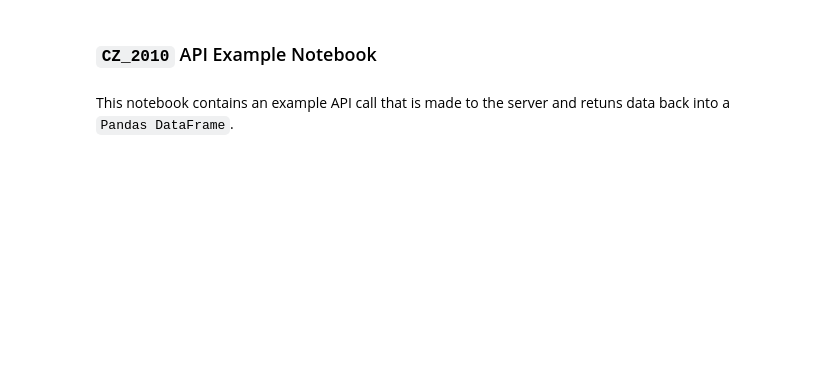
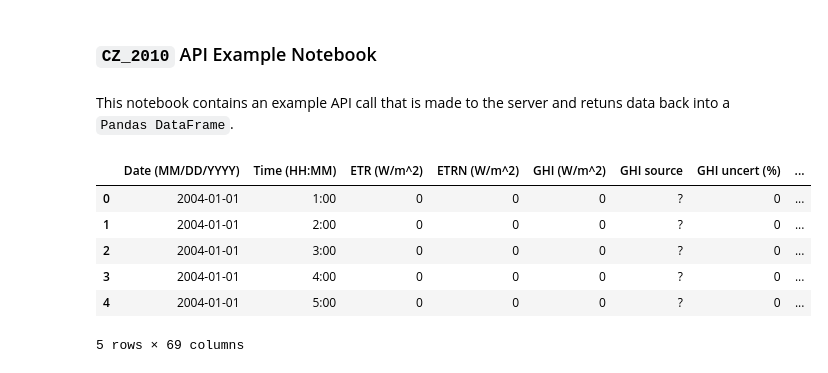
Before and after one commit to grantaguinaldo/cz_2010_api, a Jupyter notebook: cz_2010_api_example.ipynb, the cells around one changed output. Cells and saved outputs as stored; diff of their text form; code cells hidden in the pictures; blank space fills up the shorter version.

```diff
--- a/cz_2010_api_example.ipynb
+++ b/cz_2010_api_example.ipynb
@@ -8,3 +8,14 @@ This notebook contains an example API call that is made to the server and retuns
 import requests as r
 import pandas as pd
 import json
+# %%
+df_long_beach_complete = pd.read_csv('data_in/LONG-BEACH_722970_CZ2010.CSV', low_memory=False)
+df_long_beach_complete.head()
+# %% [output]
+|  | Date (MM/DD/YYYY) | Time (HH:MM) | ETR (W/m^2) | ETRN (W/m^2) | GHI (W/m^2) | GHI source | GHI uncert (%) | ... |
+| 0 | 2004-01-01 | 1:00 | 0 | 0 | 0 | ? | 0 | ... |
+| 1 | 2004-01-01 | 2:00 | 0 | 0 | 0 | ? | 0 | ... |
+| 2 | 2004-01-01 | 3:00 | 0 | 0 | 0 | ? | 0 | ... |
+| 3 | 2004-01-01 | 4:00 | 0 | 0 | 0 | ? | 0 | ... |
+| 4 | 2004-01-01 | 5:00 | 0 | 0 | 0 | ? | 0 | ... |
+5 rows × 69 columns
```
Also changed, not shown: parts of 4 cells of this notebook, 2 other files.
